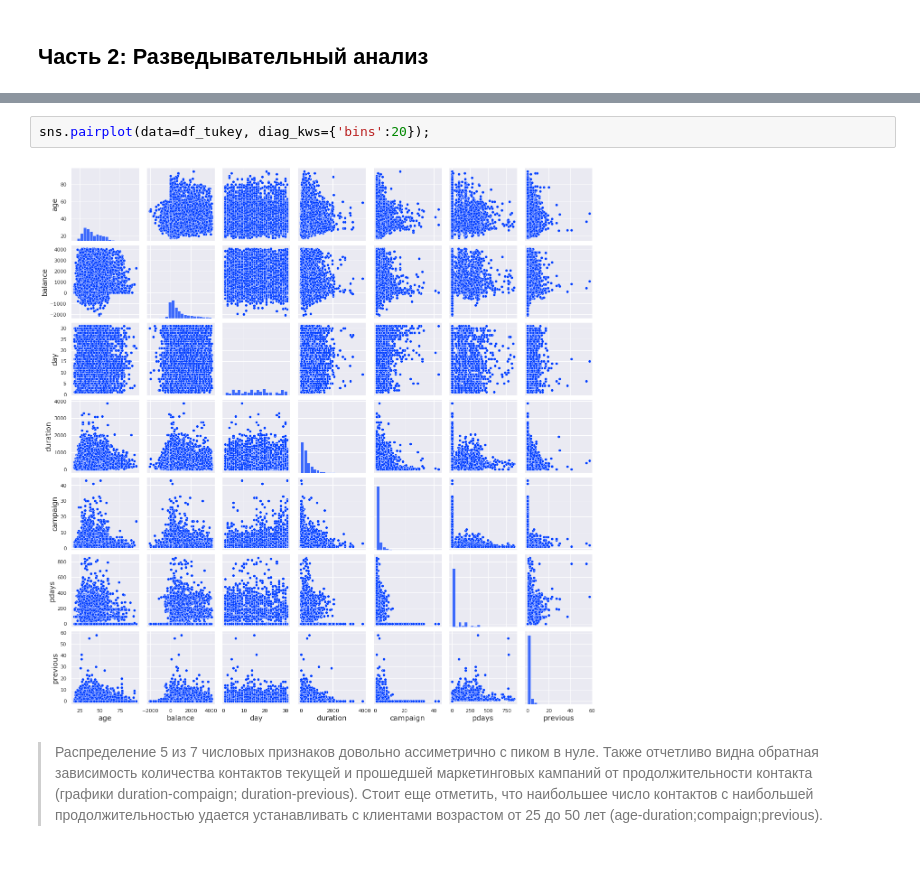
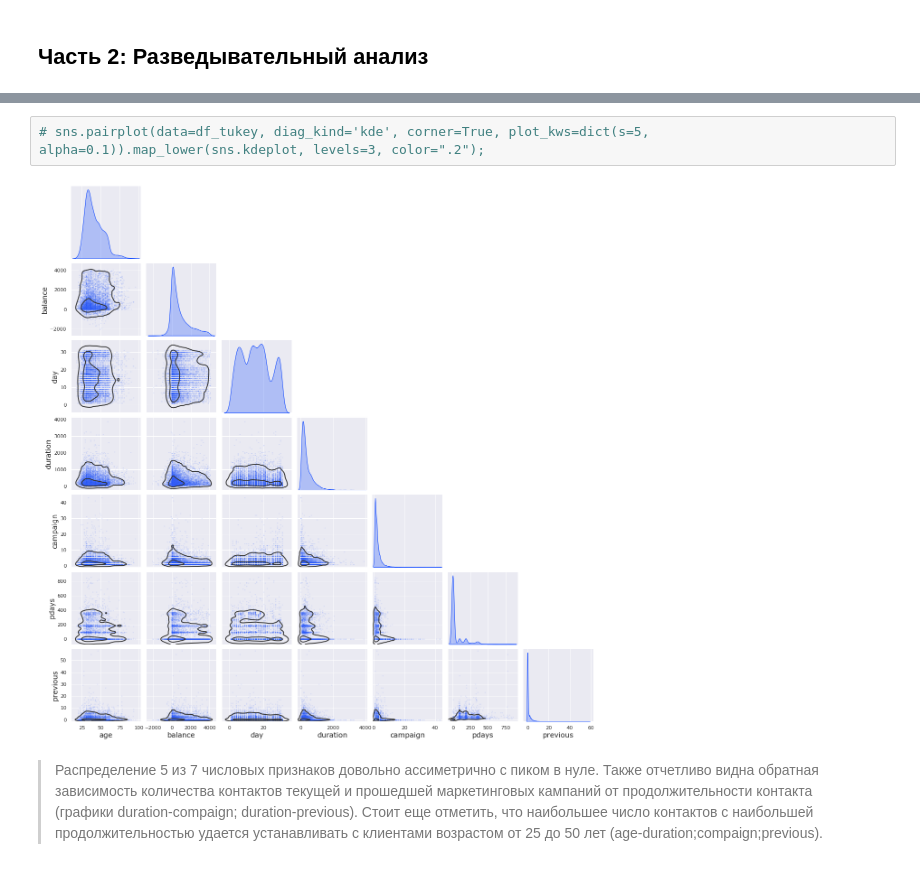
Before and after one commit to illbeurs/DS-Course, a Jupyter notebook: DS_Course_Folder/My projects/Bank_Сustomer_Сlassification/Project_4_ML.ipynb, the cells around one changed output, grey strips where cells are left out. Saved outputs shown, nothing was run; the diff lists cells and outputs as text.

```diff
--- a/DS_Course_Folder/My projects/Bank_Сustomer_Сlassification/Project_4_ML.ipynb
+++ b/DS_Course_Folder/My projects/Bank_Сustomer_Сlassification/Project_4_ML.ipynb
@@ -130,7 +129,7 @@ ax.bar_label(ax.containers[0]);
 # %%
-sns.pairplot(data=df_tukey, diag_kws={'bins':20});
+# sns.pairplot(data=df_tukey, diag_kind='kde', corner=True, plot_kws=dict(s=5, alpha=0.1)).map_lower(sns.kdeplot, levels=3, color=".2");
 # %% [output]
-[figure, old version]
+[figure, new version]
 # %% [markdown]
 > Распределение 5 из 7 числовых признаков довольно ассиметрично с пиком в нуле. Также отчетливо видна обратная зависимость количества контактов текущей и прошедшей маркетинговых кампаний от продолжительности контакта (графики duration-compaign; duration-previous). Стоит еще отметить, что наибольшее число контактов с наибольшей продолжительностью удается устанавливать с клиентами возрастом от 25 до 50 лет (age-duration;compaign;previous).
 # %%
```
Also changed, not shown: parts of 45 cells of this notebook.
